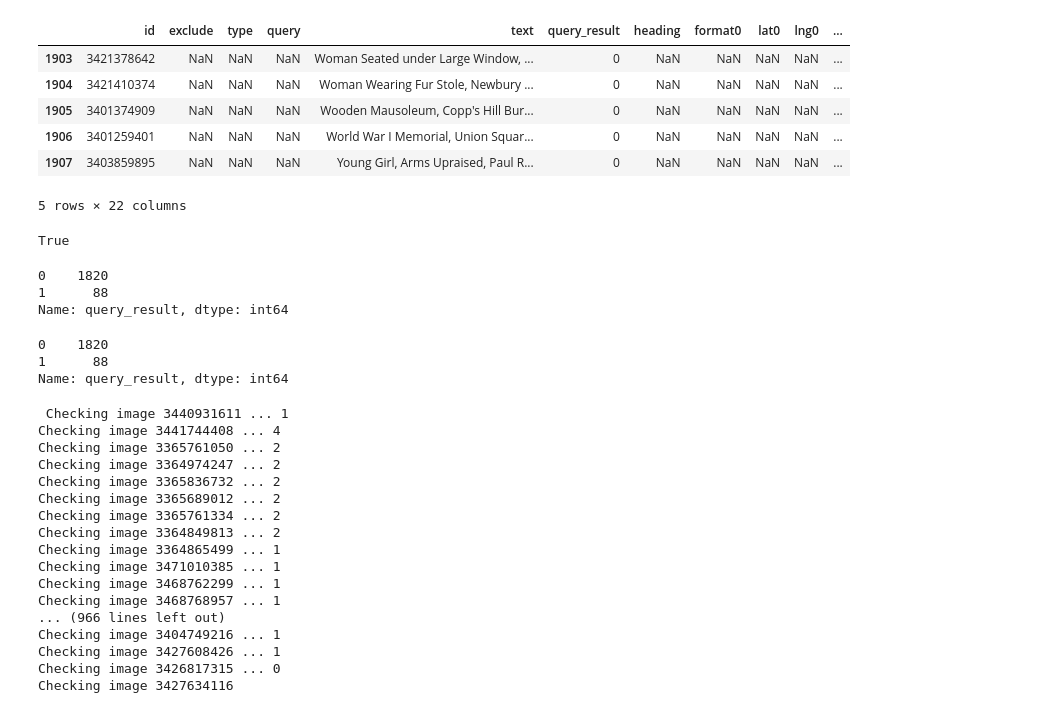
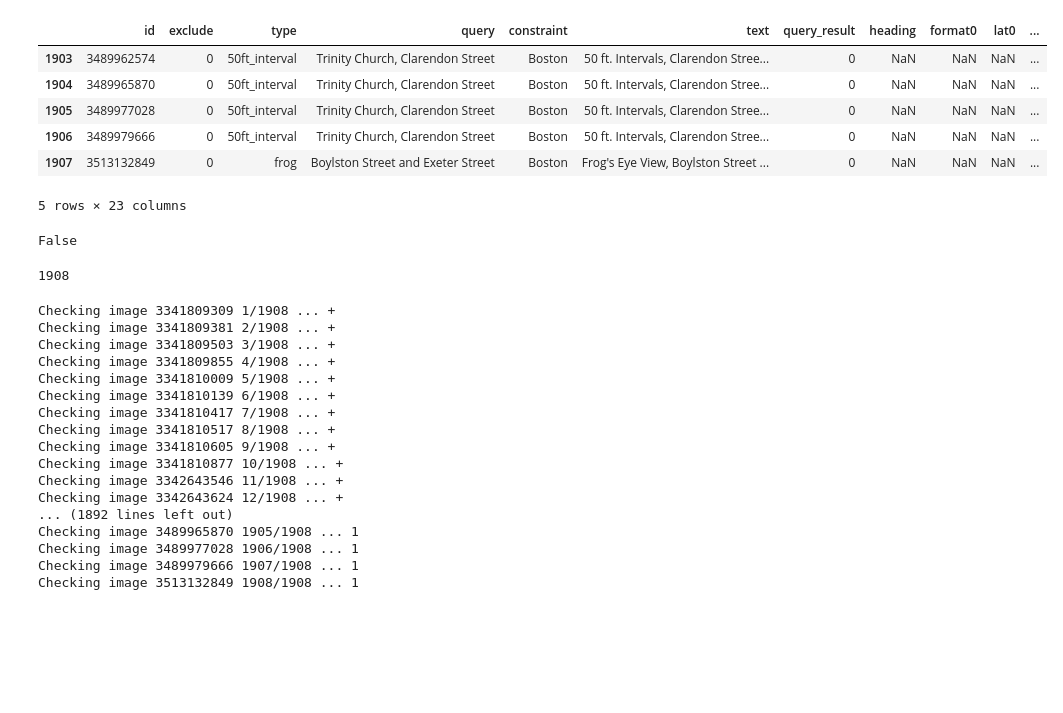
Before and after one commit to brian-ho/IDEP, a Jupyter notebook: Geocode.ipynb, the cells around one changed output. Saved outputs shown, nothing was run; the diff lists cells and outputs as text; code cells hidden in the pictures; blank space fills up the shorter version.

Commit message:
Partial results

```diff
--- a/Geocode.ipynb
+++ b/Geocode.ipynb
@@ -3,16 +3,16 @@ import pandas as pd
 import requests
 import time
 # %%
-data = pd.read_csv('data/kl_geocode_0.csv', index_col="Unnamed: 0")
+data = pd.read_csv('data/kl_geocode_1.csv')
 data.tail()
 # %% [output]
-|  | id | exclude | type | query | text | query_result | heading | format0 | lat0 | lng0 | ... |
-| 1903 | 3421378642 | NaN | NaN | NaN | Woman Seated under Large Window, ... | 0 | NaN | NaN | NaN | NaN | ... |
-| 1904 | 3421410374 | NaN | NaN | NaN | Woman Wearing Fur Stole, Newbury ... | 0 | NaN | NaN | NaN | NaN | ... |
-| 1905 | 3401374909 | NaN | NaN | NaN | Wooden Mausoleum, Copp's Hill Bur... | 0 | NaN | NaN | NaN | NaN | ... |
-| 1906 | 3401259401 | NaN | NaN | NaN | World War I Memorial, Union Squar... | 0 | NaN | NaN | NaN | NaN | ... |
-| 1907 | 3403859895 | NaN | NaN | NaN | Young Girl, Arms Upraised, Paul R... | 0 | NaN | NaN | NaN | NaN | ... |
+|  | id | exclude | type | query | constraint | text | query_result | heading | format0 | lat0 | ... |
+| 1903 | 3489962574 | 0 | 50ft_interval | Trinity Church, Clarendon Street | Boston | 50 ft. Intervals, Clarendon Stree... | 0 | NaN | NaN | NaN | ... |
+| 1904 | 3489965870 | 0 | 50ft_interval | Trinity Church, Clarendon Street | Boston | 50 ft. Intervals, Clarendon Stree... | 0 | NaN | NaN | NaN | ... |
+| 1905 | 3489977028 | 0 | 50ft_interval | Trinity Church, Clarendon Street | Boston | 50 ft. Intervals, Clarendon Stree... | 0 | NaN | NaN | NaN | ... |
+| 1906 | 3489979666 | 0 | 50ft_interval | Trinity Church, Clarendon Street | Boston | 50 ft. Intervals, Clarendon Stree... | 0 | NaN | NaN | NaN | ... |
+| 1907 | 3513132849 | 0 | frog | Boylston Street and Exeter Street | Boston | Frog's Eye View, Boylston Street ... | 0 | NaN | NaN | NaN | ... |
-5 rows × 22 columns
+5 rows × 23 columns
 # %%
 # data['query_result'] = 0
 
@@ -23,19 +23,11 @@ data.tail()
 # %%
 print pd.isnull(data[data['id']==3365090839]['query'].values[0])
 # %% [output]
-True
+False
-# %%
-data['query_result'].value_counts()
-# %% [output]
-0    1820
-1      88
-Name: query_result, dtype: int64
-# %%
-data.query_result.value_counts()
-# %% [output]
-0    1820
-1      88
-Name: query_result, dtype: int64
+# %%
+data.shape[0]
+# %% [output]
+1908
 # %%
 def geocode(row, index):
 
@@ -73,22 +70,22 @@ def geocode(row, index):
 # %%
 for index, row in data.iterrows():
     geocode(row, index)
-    time.sleep(0.015)
+    time.sleep(0.02)
 # %% [output]
- Checking image 3440931611 ... 1
-Checking image 3441744408 ... 4
-Checking image 3365761050 ... 2
-Checking image 3364974247 ... 2
-Checking image 3365836732 ... 2
-Checking image 3365689012 ... 2
-Checking image 3365761334 ... 2
-Checking image 3364849813 ... 2
-Checking image 3364865499 ... 1
-Checking image 3471010385 ... 1
-Checking image 3468762299 ... 1
-Checking image 3468768957 ... 1
-... (966 lines left out)
-Checking image 3404749216 ... 1
-Checking image 3427608426 ... 1
-Checking image 3426817315 ... 0
-Checking image 3427634116
+Checking image 3341809309 1/1908 ... +
+Checking image 3341809381 2/1908 ... +
+Checking image 3341809503 3/1908 ... +
+Checking image 3341809855 4/1908 ... +
+Checking image 3341810009 5/1908 ... +
+Checking image 3341810139 6/1908 ... +
+Checking image 3341810417 7/1908 ... +
+Checking image 3341810517 8/1908 ... +
+Checking image 3341810605 9/1908 ... +
+Checking image 3341810877 10/1908 ... +
+Checking image 3342643546 11/1908 ... +
+Checking image 3342643624 12/1908 ... +
+... (1892 lines left out)
+Checking image 3489965870 1905/1908 ... 1
+Checking image 3489977028 1906/1908 ... 1
+Checking image 3489979666 1907/1908 ... 1
+Checking image 3513132849 1908/1908 ... 1
```
Also changed, not shown: parts of 4 cells of this notebook, 6 other files.
